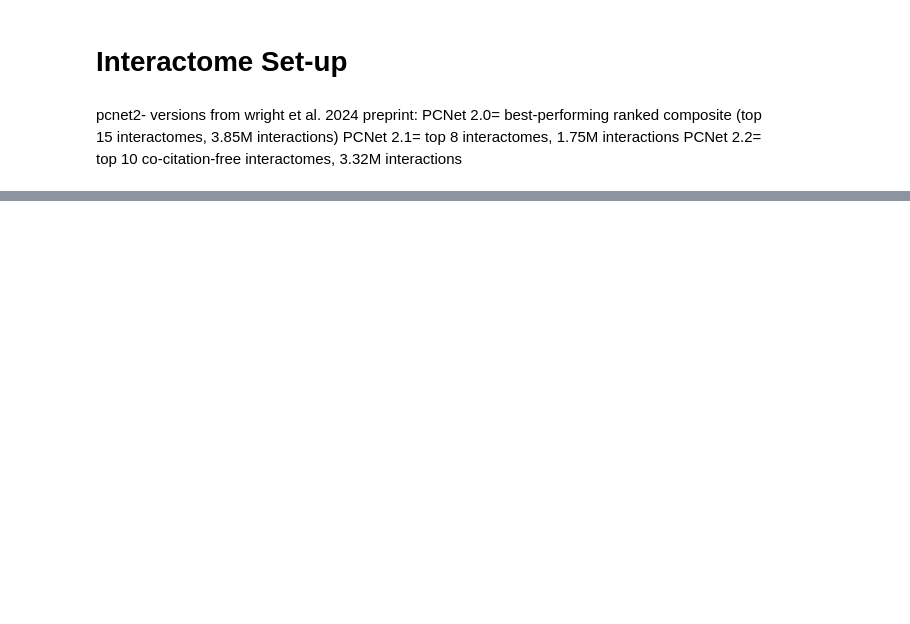
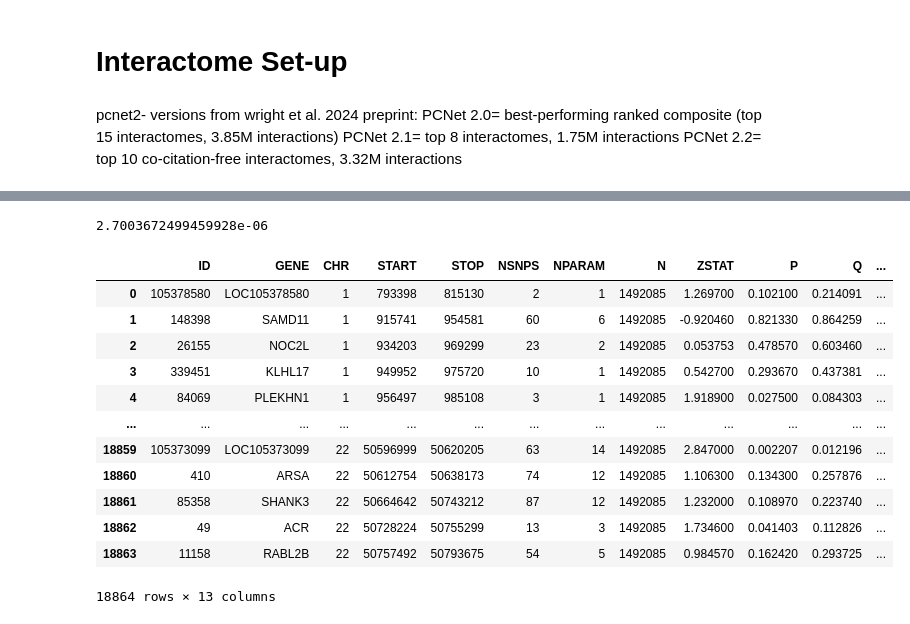
Before and after one commit to BSLeger/SUD_cross_species, a Jupyter notebook: reformat_signor.ipynb, the cells around one changed output, grey strips where cells are left out. Drawn from its saved outputs; the diff is of its cells as text; code cells hidden in the pictures; blank space fills up the shorter version.

```diff
--- a/reformat_signor.ipynb
+++ b/reformat_signor.ipynb
@@ -39,3 +37,9 @@ ndex_server = 'public.ndexbio.org'
+# %%
+hgnc=pd.read_csv('HGNC_protein.txt',sep='\t')
+hgnc=hgnc[~hgnc['UniProt accession'].isna()]
+ortho=pd.read_csv('/tscc/projects/ps-palmer/brittany/orthology_ref_tbls/ORTHOLOGY-ALLIANCE_COMBINED_2024.tsv',sep='\t',skiprows=15)
+ortho=ortho[(ortho['Gene1SpeciesName']=='Rattus norvegicus')&(ortho['Gene2SpeciesName']=='Homo sapiens')]
+ortho=ortho[ortho['IsBestRevScore']=='Yes']
 # %% [markdown]
 # Interactome Set-up
 # %% [markdown]
@@ -137,0 +137,2 @@ hgnc=hgnc[~hgnc['UniProt accession'].isna()]
+# %%
+ext_magma=pd.read_csv('magma/seed_genes/ext_orig_annot.tsv',sep='\t')
@@ -137,0 +175,22 @@ hgnc=hgnc[~hgnc['UniProt accession'].isna()]
+# %%
+ext_bonf_cut=0.05/len(ext_magma)
+ext_bonf_cut
+# %% [output]
+2.7003672499459928e-06
+# %%
+ext_magma=ext_magma.merge(ortho[['Gene2Symbol','Gene1Symbol']],left_on='GENE',right_on='Gene2Symbol',how='left')
+ext_magma
+# %% [output]
+|  | ID | GENE | CHR | START | STOP | NSNPS | NPARAM | N | ZSTAT | P | Q | ... |
+| 0 | 105378580 | LOC105378580 | 1 | 793398 | 815130 | 2 | 1 | 1492085 | 1.269700 | 0.102100 | 0.214091 | ... |
+| 1 | 148398 | SAMD11 | 1 | 915741 | 954581 | 60 | 6 | 1492085 | -0.920460 | 0.821330 | 0.864259 | ... |
+| 2 | 26155 | NOC2L | 1 | 934203 | 969299 | 23 | 2 | 1492085 | 0.053753 | 0.478570 | 0.603460 | ... |
+| 3 | 339451 | KLHL17 | 1 | 949952 | 975720 | 10 | 1 | 1492085 | 0.542700 | 0.293670 | 0.437381 | ... |
+| 4 | 84069 | PLEKHN1 | 1 | 956497 | 985108 | 3 | 1 | 1492085 | 1.918900 | 0.027500 | 0.084303 | ... |
+| ... | ... | ... | ... | ... | ... | ... | ... | ... | ... | ... | ... | ... |
+| 18859 | 105373099 | LOC105373099 | 22 | 50596999 | 50620205 | 63 | 14 | 1492085 | 2.847000 | 0.002207 | 0.012196 | ... |
+| 18860 | 410 | ARSA | 22 | 50612754 | 50638173 | 74 | 12 | 1492085 | 1.106300 | 0.134300 | 0.257876 | ... |
+| 18861 | 85358 | SHANK3 | 22 | 50664642 | 50743212 | 87 | 12 | 1492085 | 1.232000 | 0.108970 | 0.223740 | ... |
+| 18862 | 49 | ACR | 22 | 50728224 | 50755299 | 13 | 3 | 1492085 | 1.734600 | 0.041403 | 0.112826 | ... |
+| 18863 | 11158 | RABL2B | 22 | 50757492 | 50793675 | 54 | 5 | 1492085 | 0.984570 | 0.162420 | 0.293725 | ... |
+18864 rows × 13 columns
```
Also changed, not shown: parts of 38 cells of this notebook, 14 other files.
